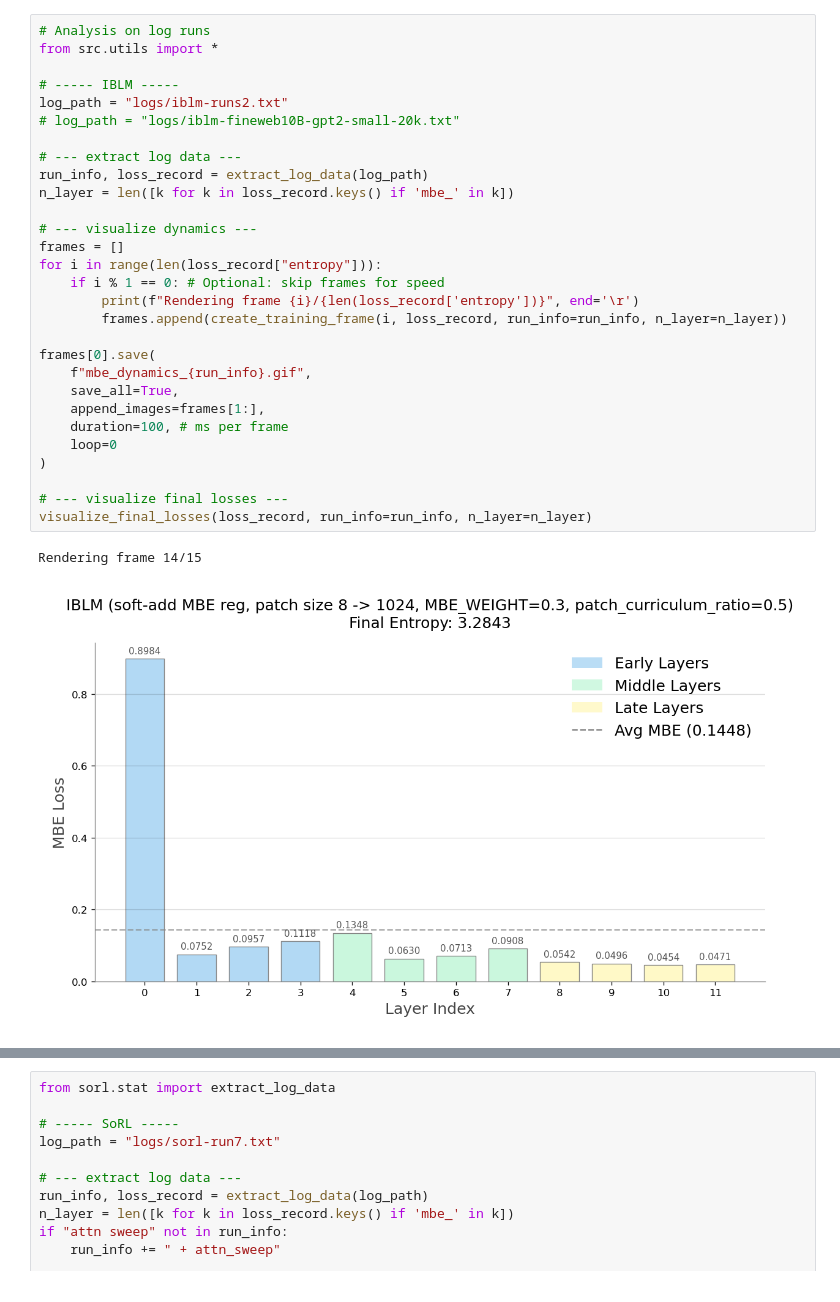
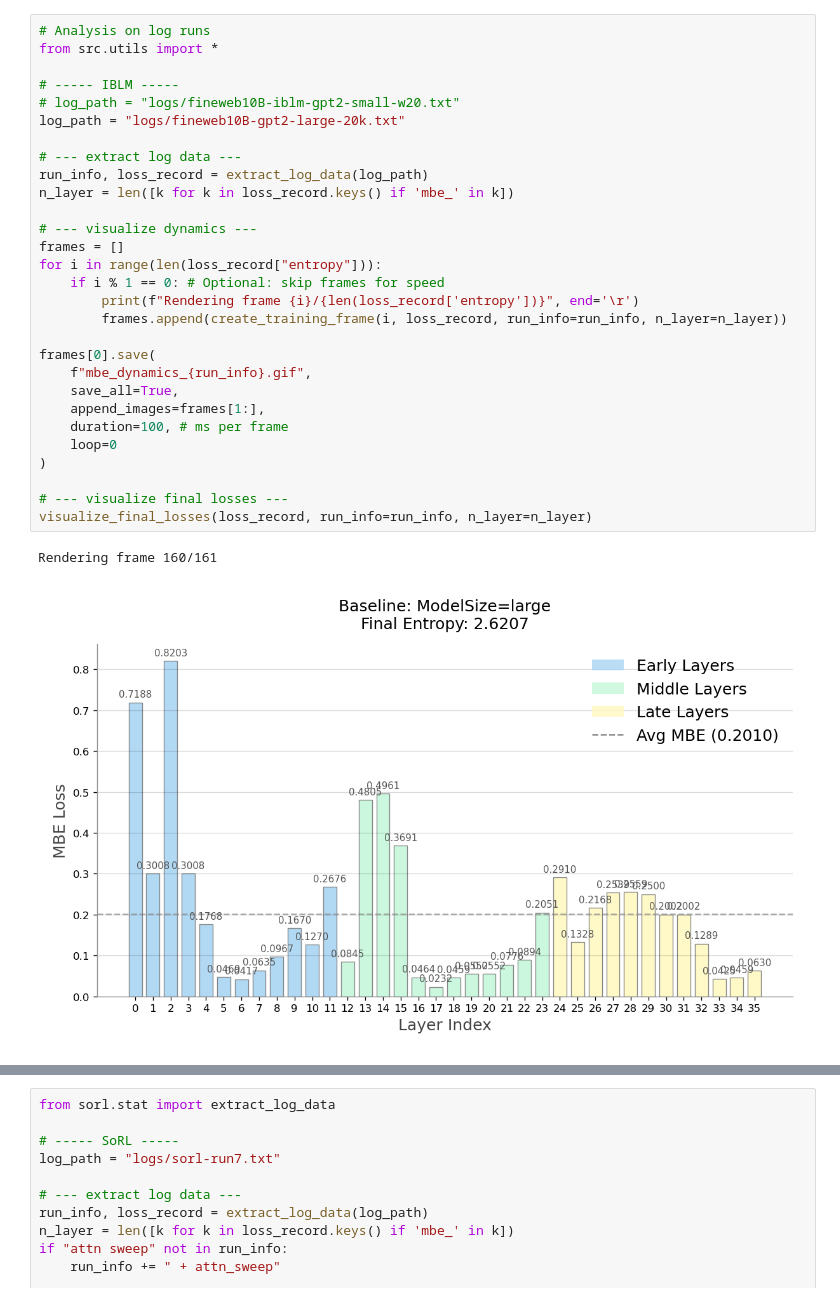
Before and after one commit to fangyuan-ksgk/mod_gpt, a Jupyter notebook: run_analysis.ipynb, the cells around one changed output, grey strips where cells are left out. Cells and saved outputs as stored; diff of their text form.

```diff
--- a/run_analysis.ipynb
+++ b/run_analysis.ipynb
@@ -1,32 +1,32 @@
 # %%
 # Analysis on log runs
 from src.utils import *
 
 # ----- IBLM -----
-log_path = "logs/iblm-runs2.txt"
-# log_path = "logs/iblm-fineweb10B-gpt2-small-20k.txt"
+# log_path = "logs/fineweb10B-iblm-gpt2-small-w20.txt"
+log_path = "logs/fineweb10B-gpt2-large-20k.txt"
 
 # --- extract log data ---
 run_info, loss_record = extract_log_data(log_path)
 n_layer = len([k for k in loss_record.keys() if 'mbe_' in k])
 
 # --- visualize dynamics ---
 frames = []
 for i in range(len(loss_record["entropy"])):
     if i % 1 == 0: # Optional: skip frames for speed
         print(f"Rendering frame {i}/{len(loss_record['entropy'])}", end='\r')
         frames.append(create_training_frame(i, loss_record, run_info=run_info, n_layer=n_layer))
 
 frames[0].save(
     f"mbe_dynamics_{run_info}.gif",
     save_all=True,
     append_images=frames[1:],
     duration=100, # ms per frame
     loop=0
 )
 
 # --- visualize final losses ---
 visualize_final_losses(loss_record, run_info=run_info, n_layer=n_layer)
 # %% [output]
-Rendering frame 14/15
+Rendering frame 160/161
-[figure, old version]
+[figure, new version]
```
Also changed, not shown: parts of 3 cells of this notebook, 4 other files.
